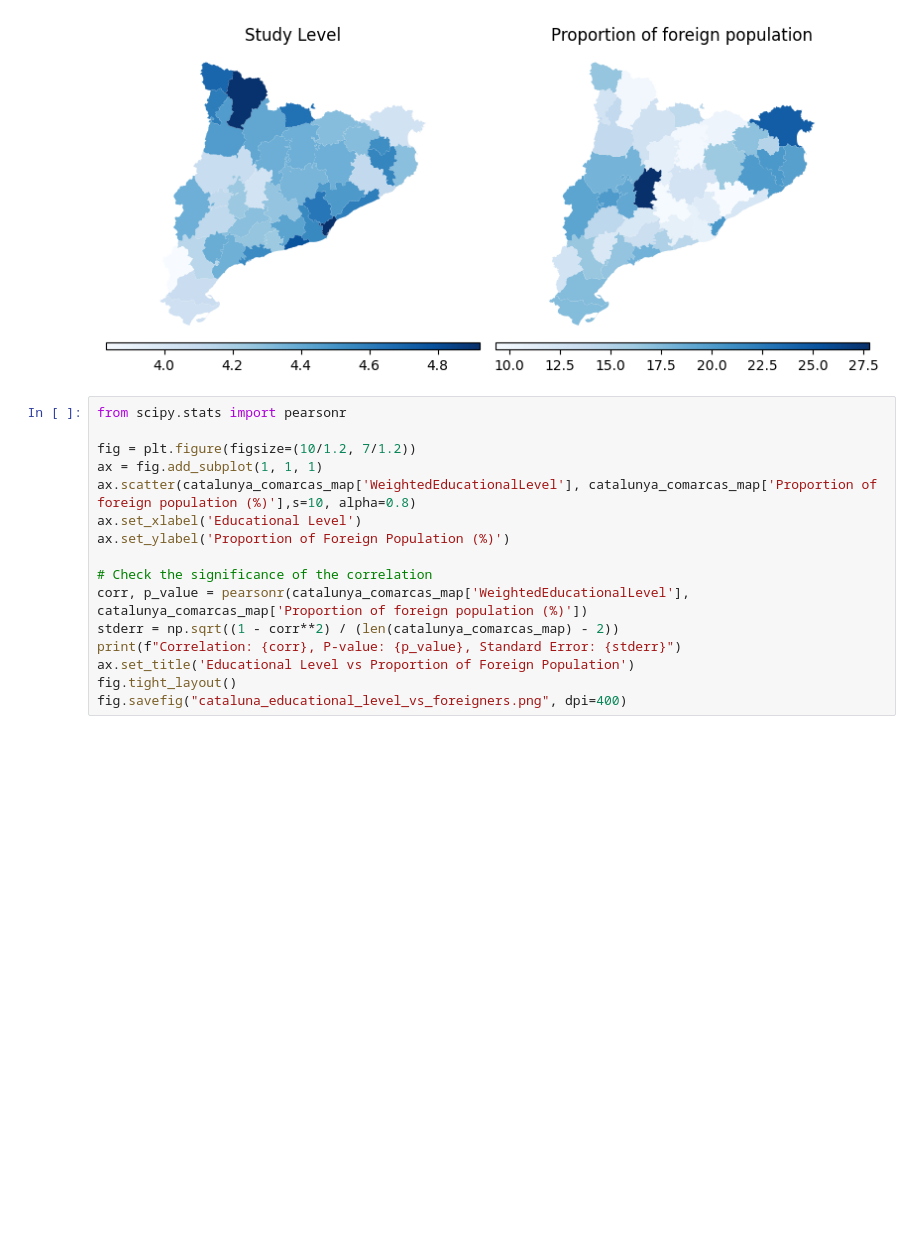
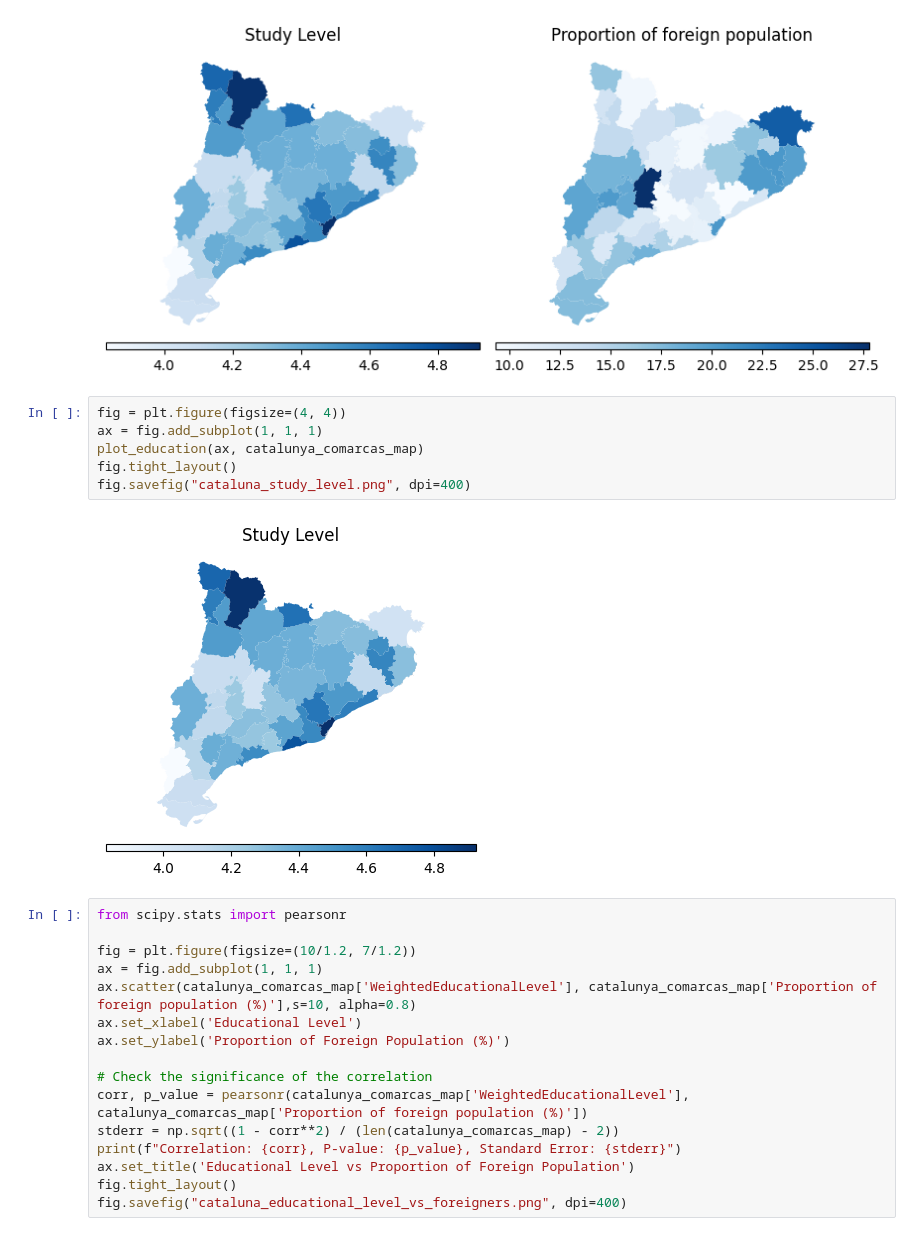
Before and after one commit to JuanCastillo29/A.V._Data, a Jupyter notebook: study_level.ipynb, the cells around one changed output. Saved outputs shown, nothing was run; the diff lists cells and outputs as text; blank space fills up the shorter version.

```diff
--- a/study_level.ipynb
+++ b/study_level.ipynb
@@ -121,6 +125,14 @@ fig.tight_layout()
 fig.savefig("cataluna_educational_level_and_foreigners.png", dpi=400)
 # %% [output]
 [figure]
+# %%
+fig = plt.figure(figsize=(4, 4))
+ax = fig.add_subplot(1, 1, 1)
+plot_education(ax, catalunya_comarcas_map)
+fig.tight_layout()
+fig.savefig("cataluna_study_level.png", dpi=400)
+# %% [output]
+[figure, added]
 # %%
 from scipy.stats import pearsonr
 
```
Also changed, not shown: parts of 12 cells of this notebook.
